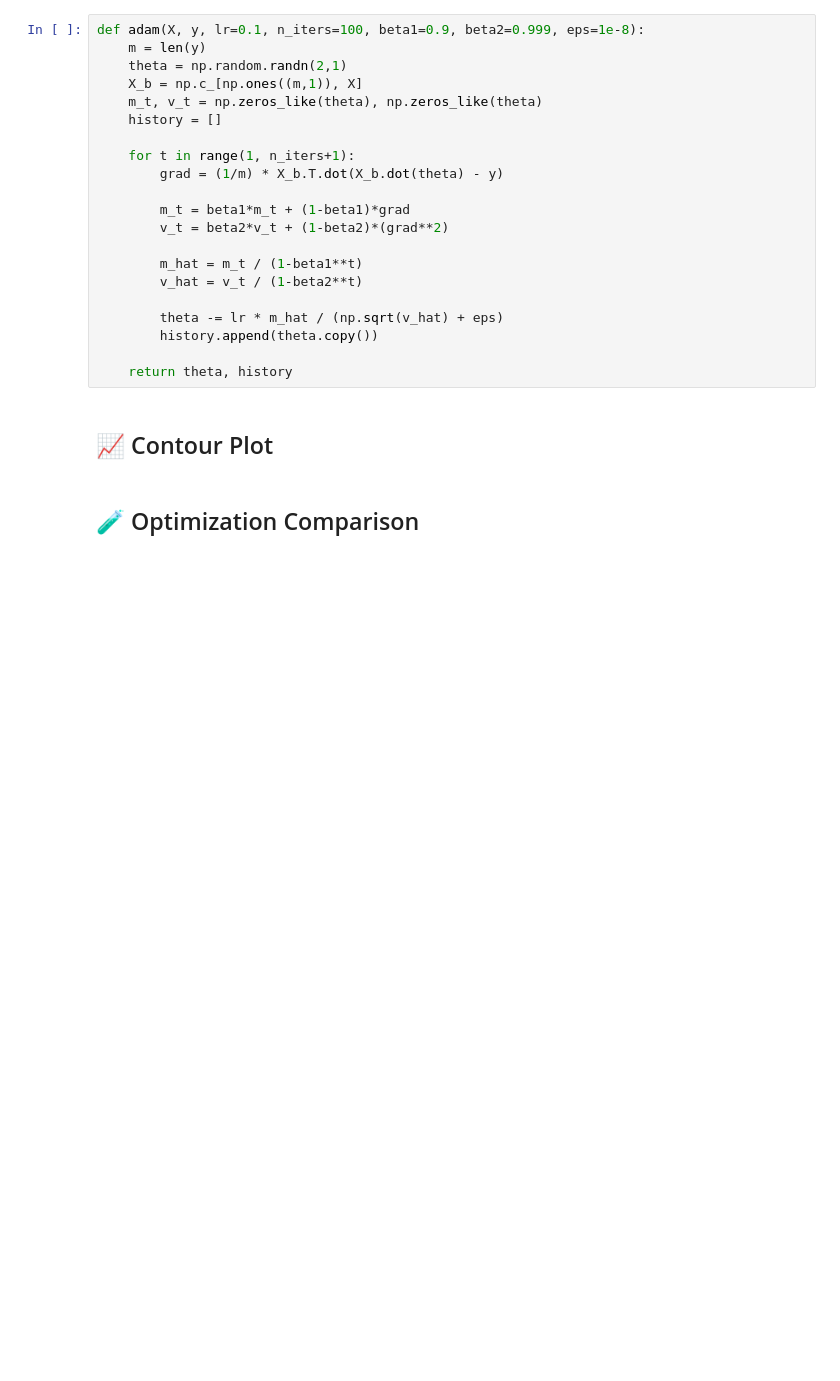
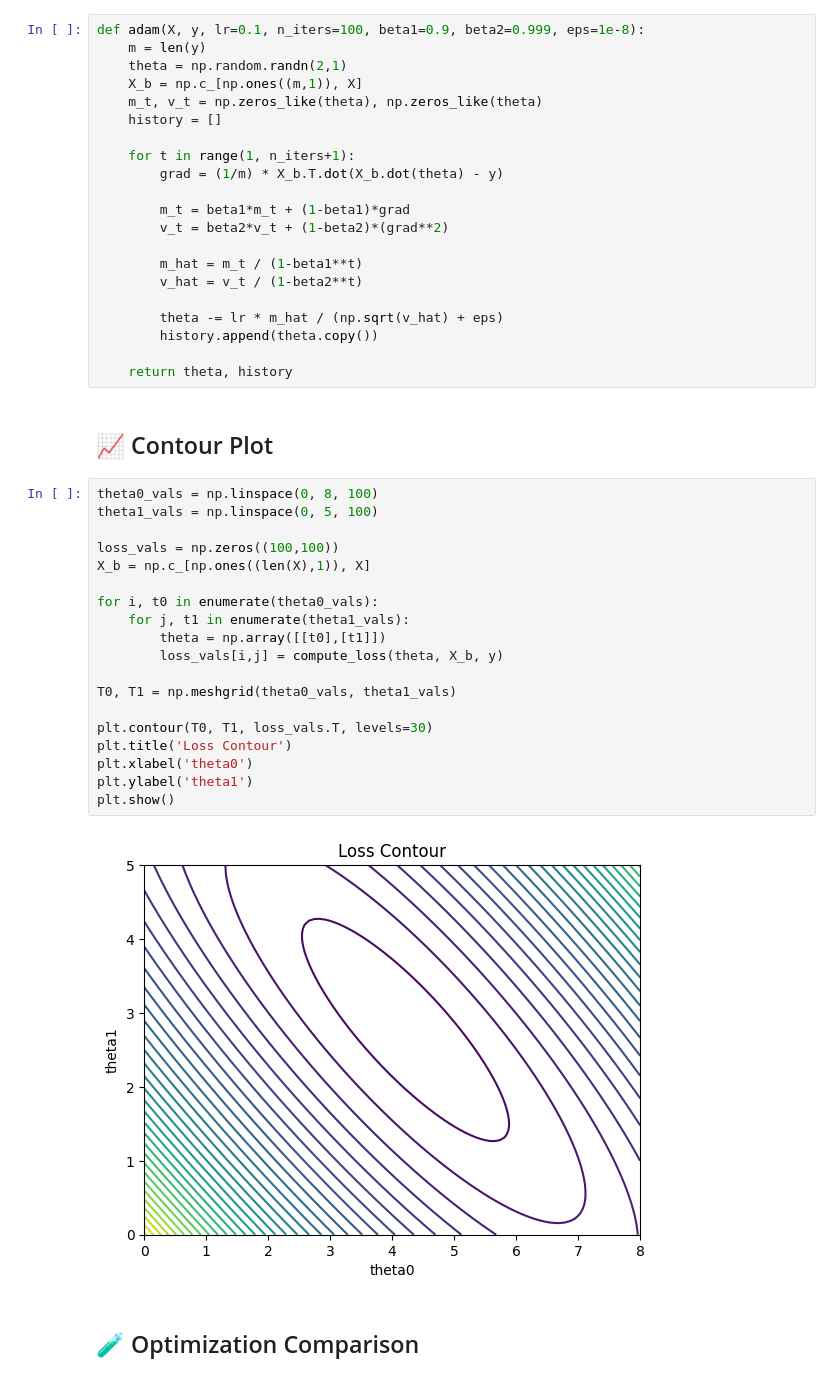
Before and after one commit to FurqanAlyy/AI-ML-NIAI, a Jupyter notebook: 1A_ml_optimization_lab.ipynb, the cells around one changed output. Saved outputs shown, nothing was run; the diff lists cells and outputs as text; blank space fills up the shorter version.

Commit message:
Plotting and optimization comparison

```diff
--- a/1A_ml_optimization_lab.ipynb
+++ b/1A_ml_optimization_lab.ipynb
@@ -73,5 +73,26 @@ def adam(X, y, lr=0.1, n_iters=100, beta1=0.9, beta2=0.999, eps=1e-8):
     return theta, history
 # %% [markdown]
 ## 📈 Contour Plot
+# %%
+theta0_vals = np.linspace(0, 8, 100)
+theta1_vals = np.linspace(0, 5, 100)
+
+loss_vals = np.zeros((100,100))
+X_b = np.c_[np.ones((len(X),1)), X]
+
+for i, t0 in enumerate(theta0_vals):
+    for j, t1 in enumerate(theta1_vals):
+        theta = np.array([[t0],[t1]])
+        loss_vals[i,j] = compute_loss(theta, X_b, y)
+
+T0, T1 = np.meshgrid(theta0_vals, theta1_vals)
+
+plt.contour(T0, T1, loss_vals.T, levels=30)
+plt.title('Loss Contour')
+plt.xlabel('theta0')
+plt.ylabel('theta1')
+plt.show()
+# %% [output]
+[figure, added]
 # %% [markdown]
 ## 🧪 Optimization Comparison
```
Also changed, not shown: parts of 2 cells of this notebook.
